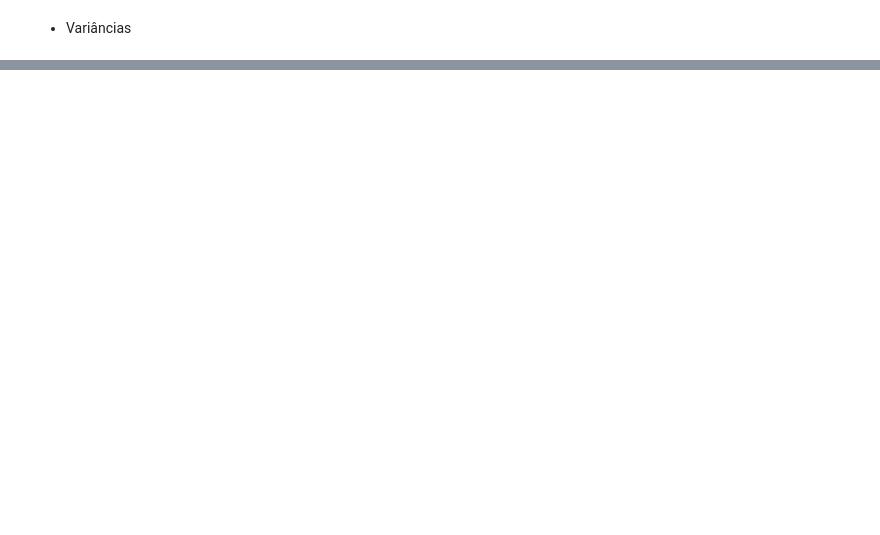
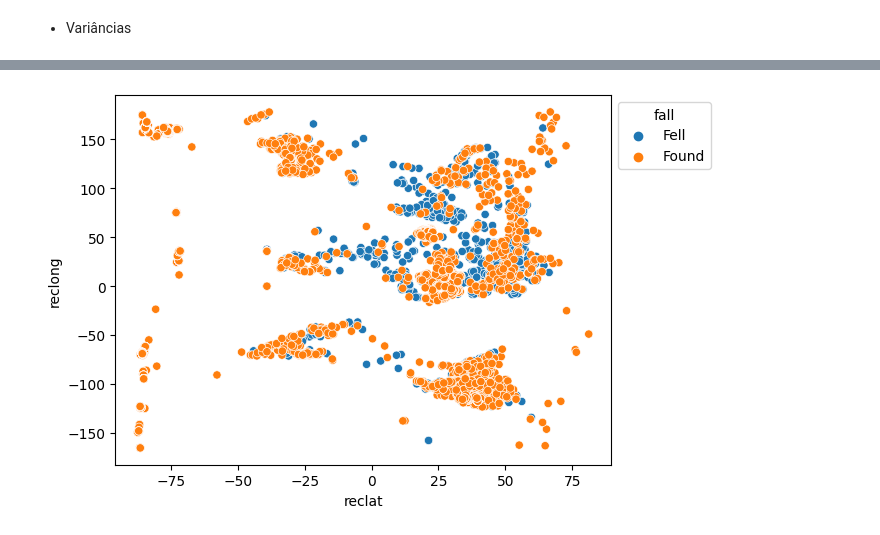
Before and after one commit to biabcaval/Projeto-ICD-analise-meteoros, a Jupyter notebook: #2_meteorite_landings.ipynb, the cells around one changed output, grey strips where cells are left out. Drawn from its saved outputs; the diff is of its cells as text; code cells hidden in the pictures; blank space fills up the shorter version.

Commit message:
adicionado gráficos

```diff
--- a/#2_meteorite_landings.ipynb
+++ b/#2_meteorite_landings.ipynb
@@ -248,0 +237,8 @@ sns.boxplot(data=df1[['reclat', 'reclong']])
+# %%
+df1['reclong'] = df1['reclong'].map(lambda x : 61.074319 if (x > 180 or x < - 180) else x) #correção de incoerências das colunas 'reclat' e 'reclong'
+df1['reclat'] = df1['reclat'].map(lambda x : -39.122580 if (x == 0) else x)
+
+ax = sns.scatterplot(data=df1, x='reclat',y='reclong', hue='fall') # Gráfico exibindo as localizações dos meteoritos
+sns.move_legend(ax, "upper left", bbox_to_anchor=(1,1))
+# %% [output]
+[figure, new version]
```
Also changed, not shown: parts of 20 cells of this notebook.
